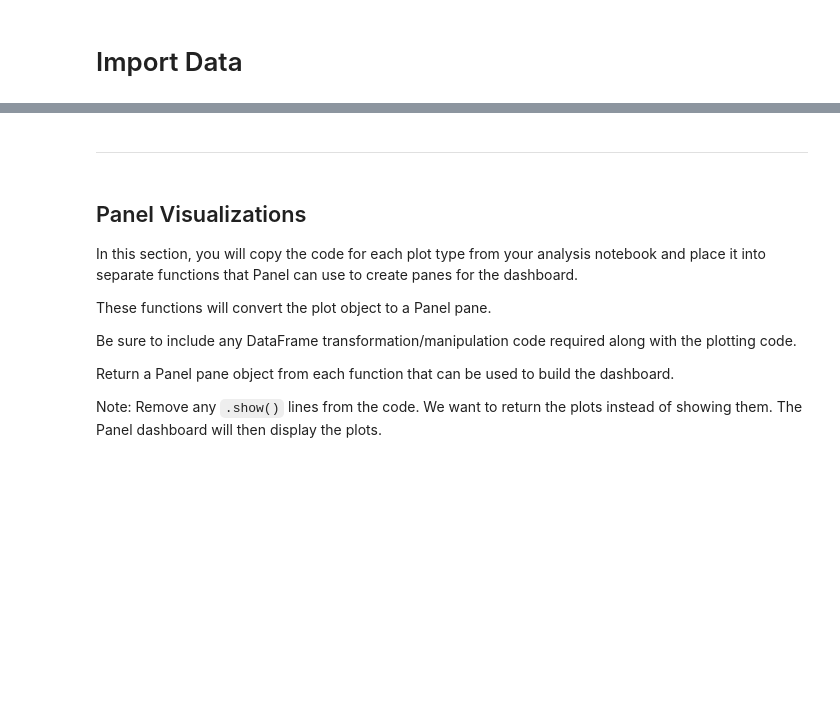
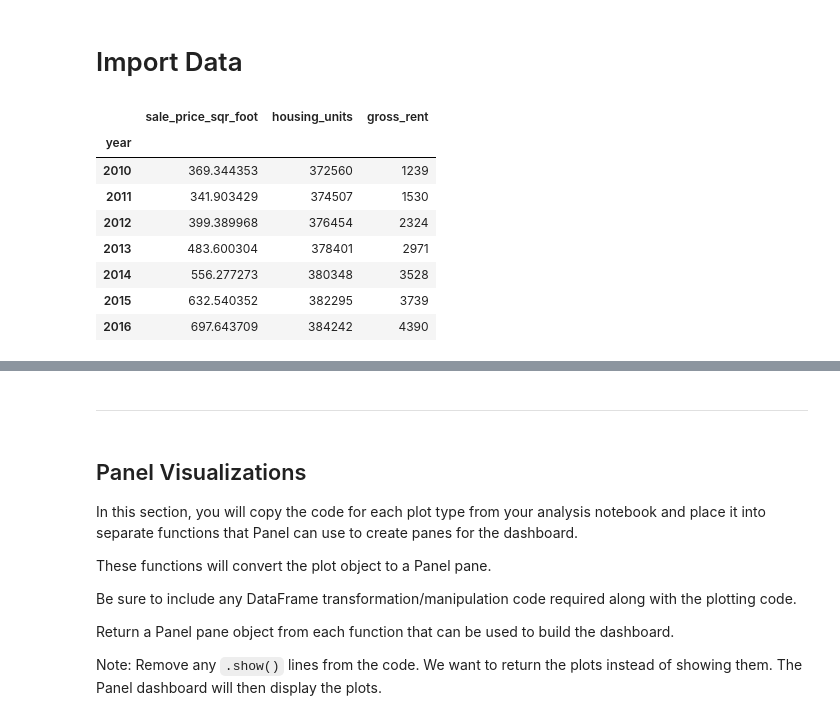
Before and after one commit to rkp678/Unit6_homework, a Jupyter notebook: dashboard.ipynb, the cells around one changed output, grey strips where cells are left out. Saved outputs shown, nothing was run; the diff lists cells and outputs as text; code cells hidden in the pictures; blank space fills up the shorter version.

```diff
--- a/dashboard.ipynb
+++ b/dashboard.ipynb
@@ -30,0 +23,21 @@ px.set_mapbox_access_token(map_box_api)
+# %%
+# Import the necessary CSVs to Pandas DataFrames
+file_path = Path("sfo_neighborhoods_census_data.csv")
+sfo_data = pd.read_csv(file_path, index_col="year")
+sfo_data.head()
+columns = ["Neighborhood", "sale_price_sqr_foot", "housing_units", "gross_rent"]
+sfo_data.columns = columns
+sfo_data
+
+sfo_mean = sfo_data.groupby(['year']).mean()
+sfo_mean
+# %% [output]
+|  | sale_price_sqr_foot | housing_units | gross_rent |
+| year |  |  |  |
+| 2010 | 369.344353 | 372560 | 1239 |
+| 2011 | 341.903429 | 374507 | 1530 |
+| 2012 | 399.389968 | 376454 | 2324 |
+| 2013 | 483.600304 | 378401 | 2971 |
+| 2014 | 556.277273 | 380348 | 3528 |
+| 2015 | 632.540352 | 382295 | 3739 |
+| 2016 | 697.643709 | 384242 | 4390 |
```
Also changed, not shown: parts of 9 cells of this notebook, 1 other file.
